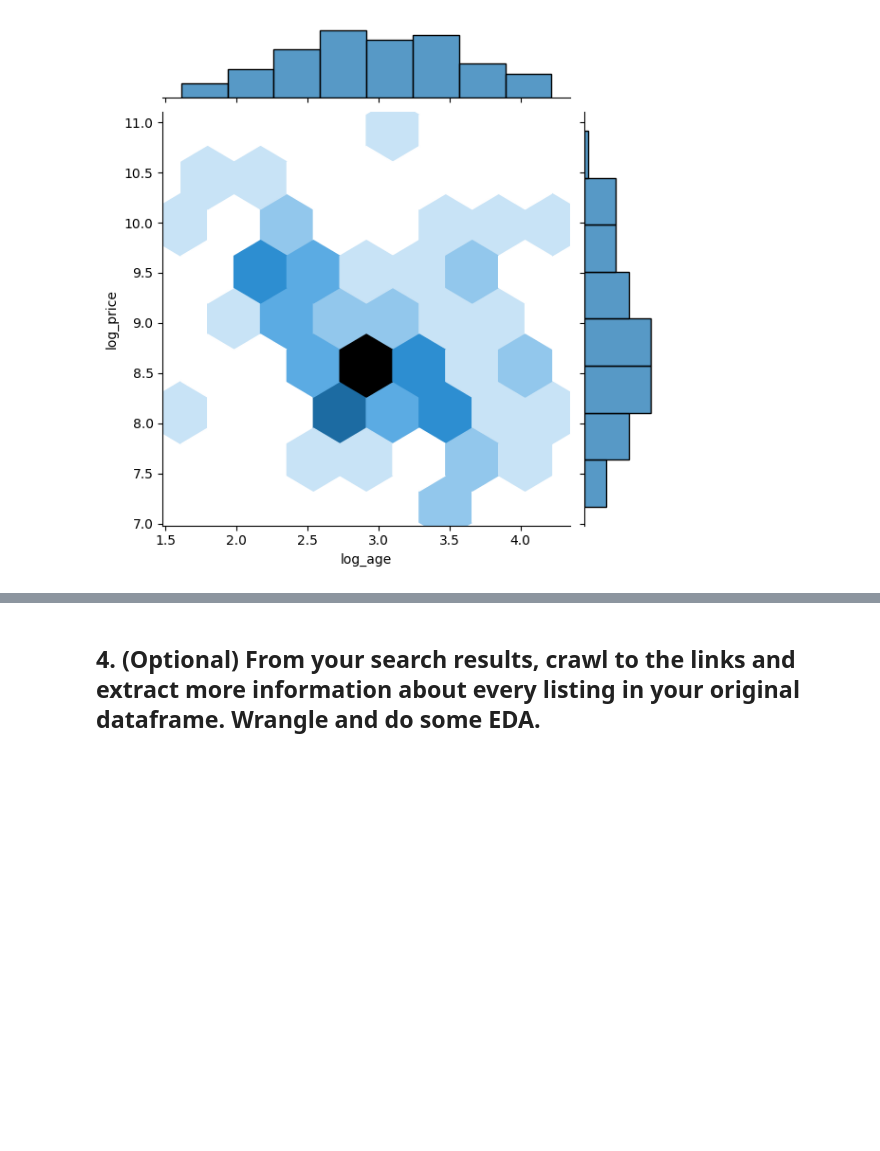
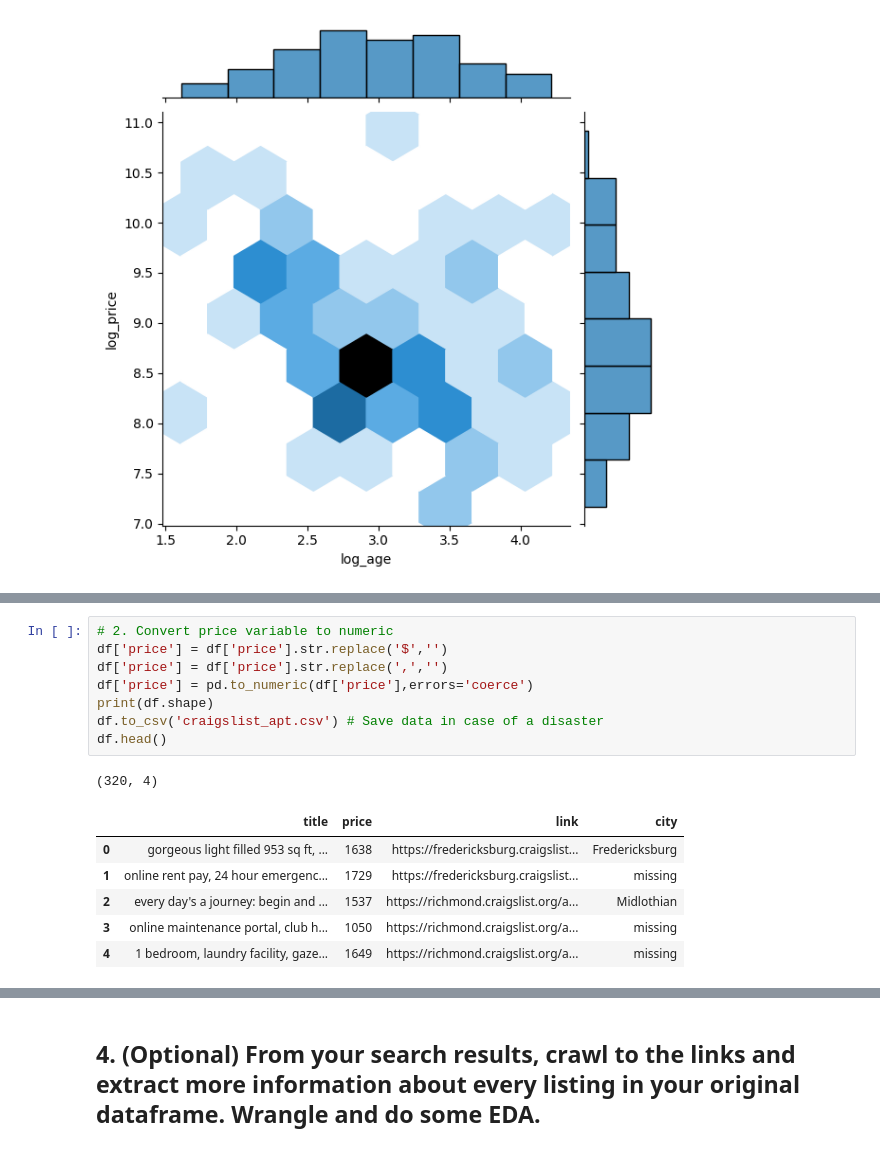
Before and after one commit to JuliaPPfeiffer/labs, a Jupyter notebook: 02_scraping/lab_notebook.ipynb, the cells around one changed output, grey strips where cells are left out. Cells and saved outputs as stored; diff of their text form; blank space fills up the shorter version.

```diff
--- a/02_scraping/lab_notebook.ipynb
+++ b/02_scraping/lab_notebook.ipynb
@@ -257,0 +262,16 @@ sns.jointplot(data=df, x='log_age', y='log_price',kind='hex')
+# %%
+# 2. Convert price variable to numeric
+df['price'] = df['price'].str.replace('$','')
+df['price'] = df['price'].str.replace(',','')
+df['price'] = pd.to_numeric(df['price'],errors='coerce')
+print(df.shape)
+df.to_csv('craigslist_apt.csv') # Save data in case of a disaster
+df.head()
+# %% [output]
+(320, 4)
+|  | title | price | link | city |
+| 0 | gorgeous light filled 953 sq ft, ... | 1638 | https://fredericksburg.craigslist... | Fredericksburg |
+| 1 | online rent pay, 24 hour emergenc... | 1729 | https://fredericksburg.craigslist... | missing |
+| 2 | every day's a journey: begin and ... | 1537 | https://richmond.craigslist.org/a... | Midlothian |
+| 3 | online maintenance portal, club h... | 1050 | https://richmond.craigslist.org/a... | missing |
+| 4 | 1 bedroom, laundry facility, gaze... | 1649 | https://richmond.craigslist.org/a... | missing |
```
Also changed, not shown: parts of 8 cells of this notebook.
